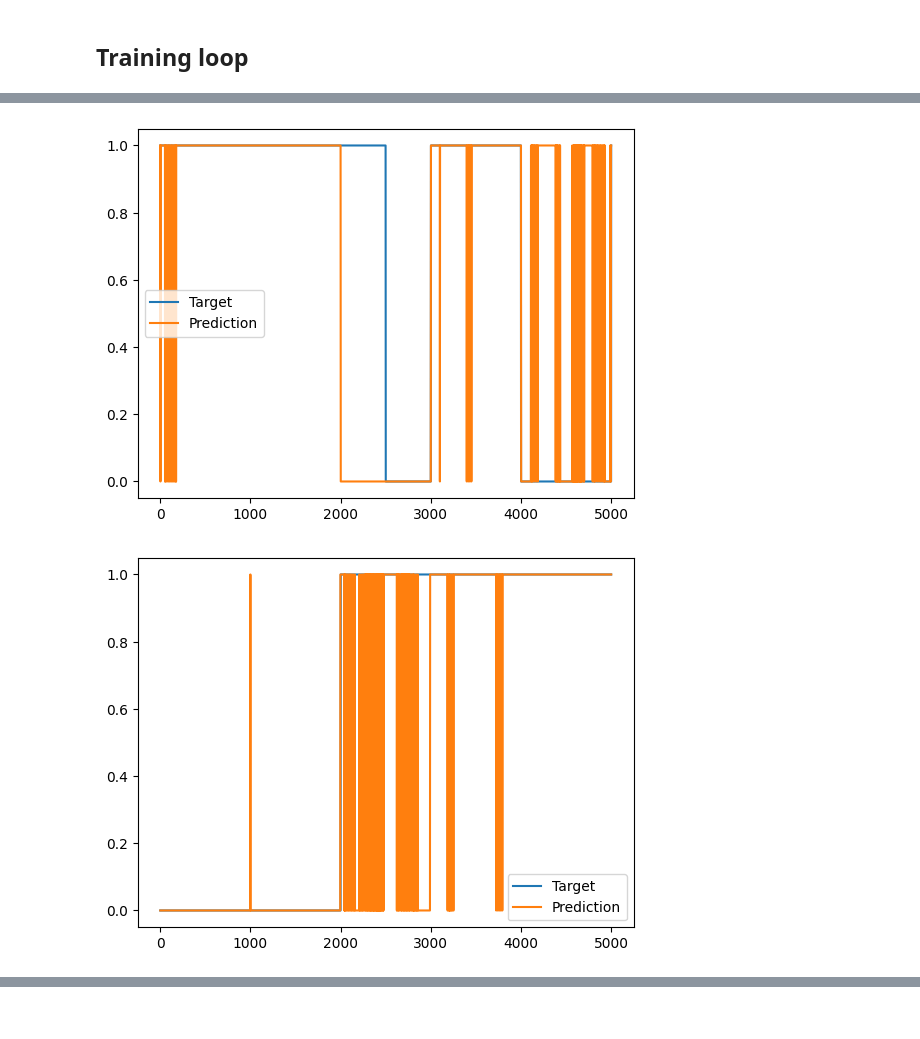
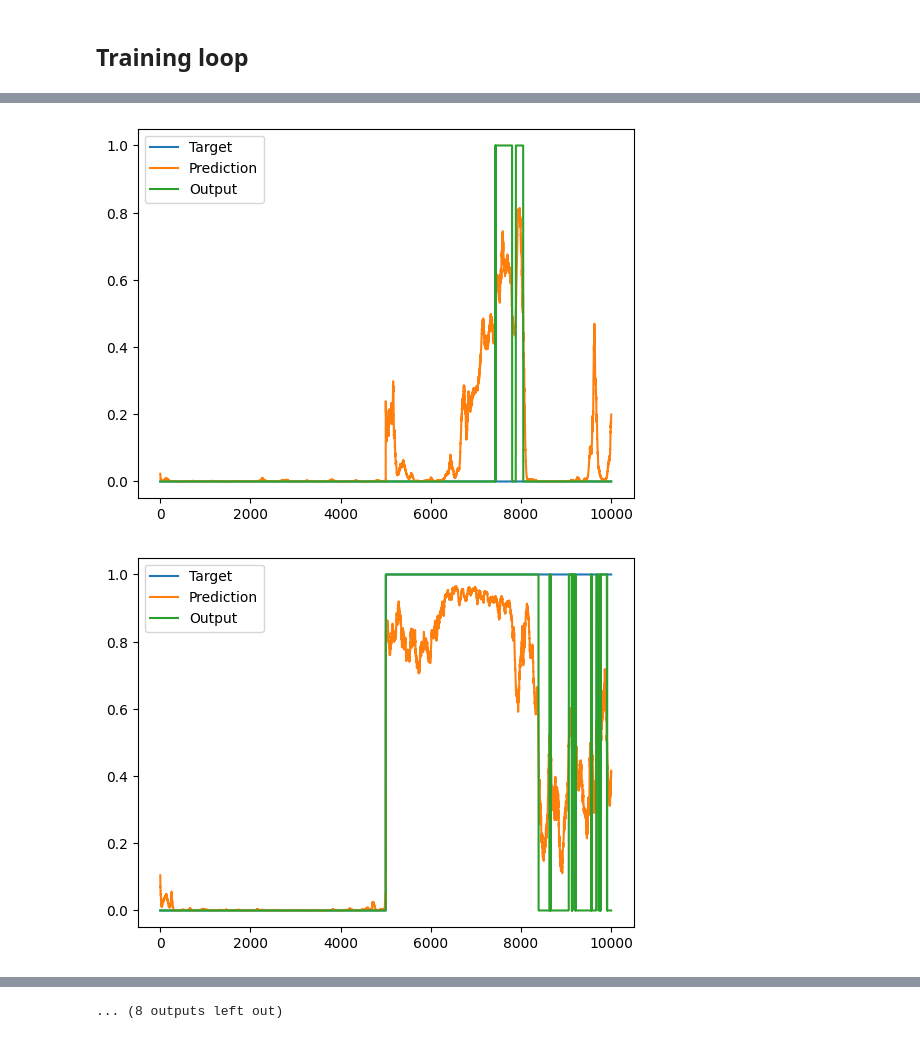
Before and after one commit to MichaelNasello/599Project, a Jupyter notebook: model/U_net.ipynb, the cells around one changed output, grey strips where cells are left out. Saved outputs shown, nothing was run; the diff lists cells and outputs as text; code cells hidden in the pictures.

```diff
--- a/model/U_net.ipynb
+++ b/model/U_net.ipynb
@@ -49,10 +58,12 @@ for feature_i in range(x_train.shape[2]):
 # %%
 class FOGDataset(Dataset):
     def __init__(self, data_x, data_y):
-        self.x = data_x
+
+        self.x = np.transpose(data_x, axes = (0,2,1))
         self.y = data_y
 
         self.length = self.x.shape[0]
+
 
     def __getitem__(self, idx):
         x = torch.tensor(self.x[idx, :, :])
@@ -129,2 +195,12 @@ RuntimeError: Given groups=17, weight of size [17, 1, 10], expected input[10, 50
 # %%
-torch.save(model, 'model')
+from U_net import UNet
+model = UNet( lr = config['learning_rate'])
+
+with wandb.init(project="SYDE_599_project", entity="fjpenaca",config = config):
+    train_loader, val_loader, test_loader = create_dataloders(config)
+    #train_model(model,train_loader,val_loader,config)
+    checkpoint = torch.load('checkpoints/'+config['model_name']+'.pth')
+    model.load_state_dict(checkpoint['model_state_dict'])
+    test_model(model,test_loader)
+
+# torch.save(model, 'model')
@@ -172,29 +239,32 @@ plt.legend(['pred', 'target'])
 # Build plots
 ys = None
 y_hats = None
-
+y_hat_outs = None
 for i, (x, y) in enumerate(test_loader):
     # Only collect 1 samples
-    if i == 1:
-        break
 
+    x = x.to(model.device)
+    y = y.to(model.device)
     with torch.no_grad():
         y_hat = model(x)
-        y_hat = torch.round(y_hat)
+        y_hat_out = torch.round(y_hat)
 
     if ys is None:
         ys = y.view(-1)
         y_hats = y_hat.view(-1)
+        y_hat_outs = y_hat_out.view(-1)
     else:
         ys = torch.cat([ys, y.view(-1)], dim=0)
         y_hats = torch.cat([y_hats, y_hat.view(-1)], dim=0)
+        y_hat_outs = torch.cat([y_hat_outs, y_hat_out.view(-1)], dim=0)
 # %%
-plot_window_size=5000
-for i in range(5):
+plot_window_size=10000
+for i in range(20):
     plt.figure()
-    plt.plot(ys[plot_window_size*i:plot_window_size*i+plot_window_size])
-    plt.plot(y_hats[plot_window_size*i:plot_window_size*i+plot_window_size])
-    plt.legend(['Target', 'Prediction'])
+    plt.plot(ys[plot_window_size*i:plot_window_size*i+plot_window_size].cpu())
+    plt.plot(y_hats[plot_window_size*i:plot_window_size*i+plot_window_size].cpu())
+    plt.plot(y_hat_outs[plot_window_size*i:plot_window_size*i+plot_window_size].cpu())
+    plt.legend(['Target', 'Prediction','Output'])
 # %% [output]
-[figure, old version]
+[figure, new version]
-[figure, old version]
+[figure, new version]
@@ -203,0 +281 @@ for i in range(5):
+... (8 outputs left out)
```
Also changed, not shown: parts of 15 cells of this notebook, 1 other file.
